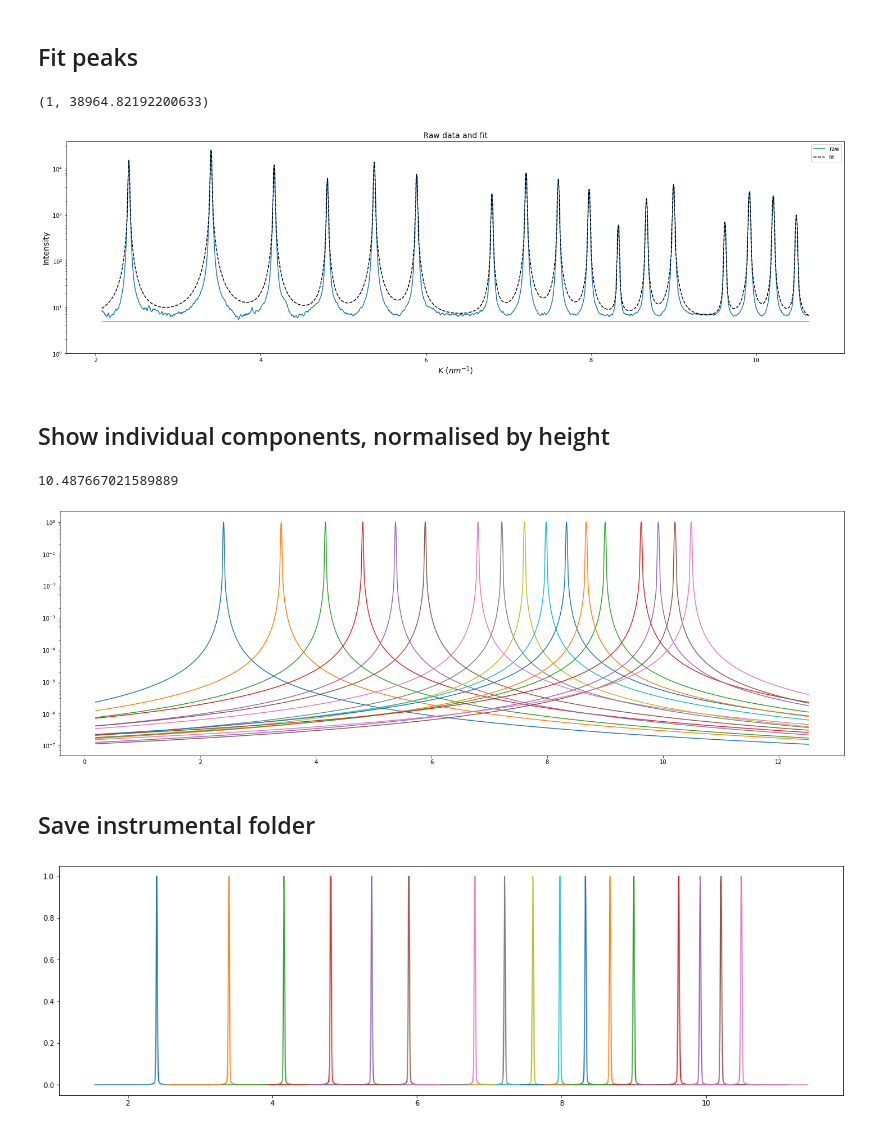
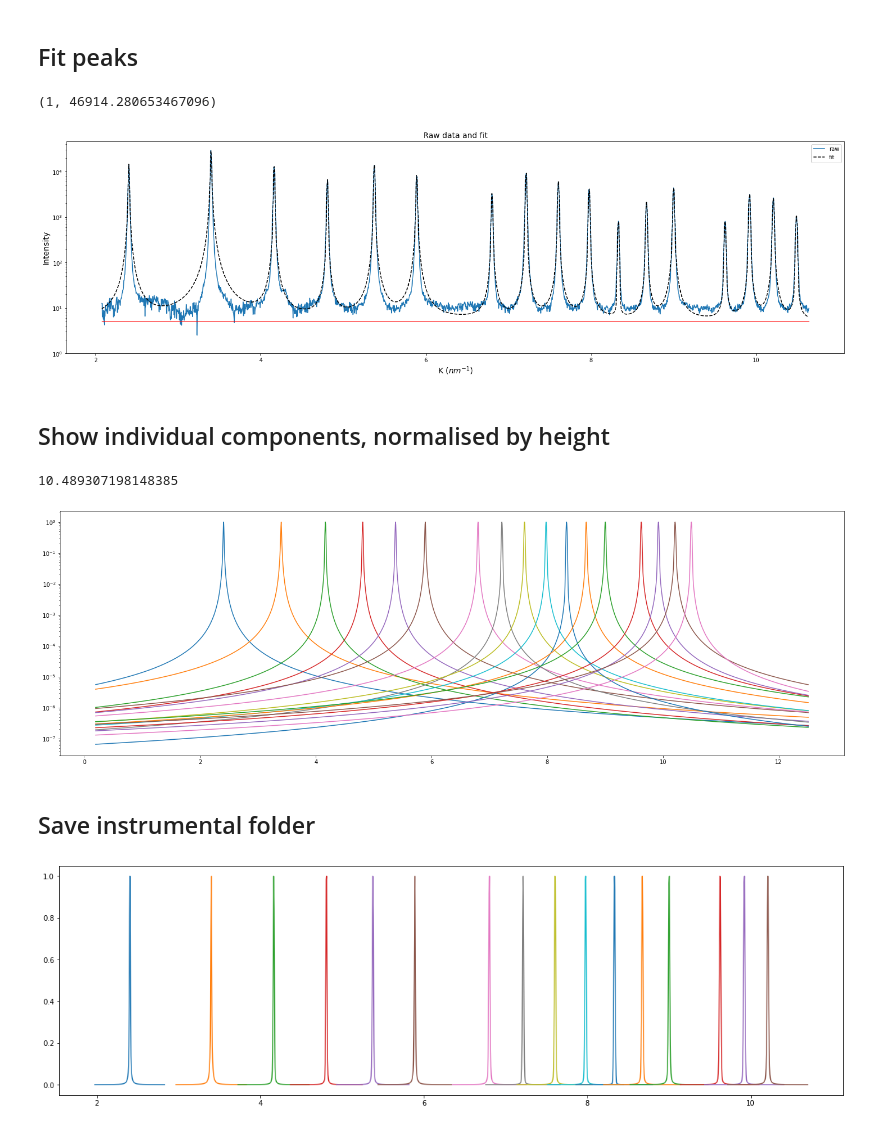
Before and after one commit to rhysgt/cmwp_tools, a Jupyter notebook: Make_CMWP_instrumental.ipynb, the cells around one changed output. Saved outputs shown, nothing was run; the diff lists cells and outputs as text; code cells hidden in the pictures.

```diff
--- a/Make_CMWP_instrumental.ipynb
+++ b/Make_CMWP_instrumental.ipynb
@@ -14,8 +14,8 @@ from scipy.interpolate import CubicSpline
 a = 4.15691                   # a lattice paramater of the calibrant in angstrom
 wavelength = 0.1850510408901599         # Wavelength in angstrom
 
-inputfile = '/mnt/manchester_rds/202011_DESY/raw/close_detector/LaB6.dat'
-outfolder = '/home/rhys/Documents/CMWP-211102/2020_11_DESY/instr/'
+inputfile = '/mnt/manchester_rds/202011_DESY/raw/close_detector/LaB6_limazim.dat'
+outfolder = '/home/rhys/Documents/CMWP-211102/2020_11_DESY/instr_limazim/'
 # %%
 x_2theta, y = np.loadtxt(inputfile, unpack=True)
 
@@ -144,14 +144,14 @@ ax.hlines([elevate], colors='r', linewidth=1, xmin=np.min(x_k_nm), xmax=np.max(x
 ax.set_yscale('log')
 ax.set_ylim(1)
 # %% [output]
-(1, 38964.82192200633)
+(1, 46914.280653467096)
-[figure, old version]
+[figure, new version]
 # %% [markdown]
 ## Show individual components, normalised by height
 # %%
 print(out.result.params[prefix+'center'].value)
 # %% [output]
-10.487667021589889
+10.489307198148385
 # %%
 # Expand d range to catch peaks that are clipping on edges
 
@@ -168,34 +168,34 @@ for prefix in prefixes:
 plt.yscale('log')
 #plt.ylim(-20, 1000)
 # %% [output]
-[figure, old version]
+[figure, new version]
 # %% [markdown]
 ## Save instrumental folder
 # %%
 if not os.path.exists(outfolder):
     os.makedirs(outfolder)
 
 plt.figure(figsize=(20,6))
 
-for i, prefix in enumerate(prefixes):
+for i, prefix in enumerate(prefixes[:-1]):
 
-    search = 200 + i
+    search = 100 + i
 
     y_out = out.eval_components(x=new_x_k_nm)[prefix]
 
     elem = y_out.argmax()
 
     xvals = new_x_k_nm[elem-search:elem+search]
     yvals = y_out[elem-search:elem+search]/np.max(y_out[elem-search:elem+search])
 
     plt.plot(xvals, yvals, label='fit')
 
     xvals = xvals - out.result.params[prefix+'center'].value
 
     peak_k = new_x_k_nm[elem]
 
     peak_2th = np.rad2deg(np.arcsin((peak_k * wavelength) / 20))*2
 
     np.savetxt(outfolder + '{0:.3f}'.format(peak_2th), np.array([xvals, yvals]).T, fmt = ('%1.8f'))
 # %% [output]
-[figure, old version]
+[figure, new version]
```
Also changed, not shown: parts of 1 cell of this notebook, 10 other files.
